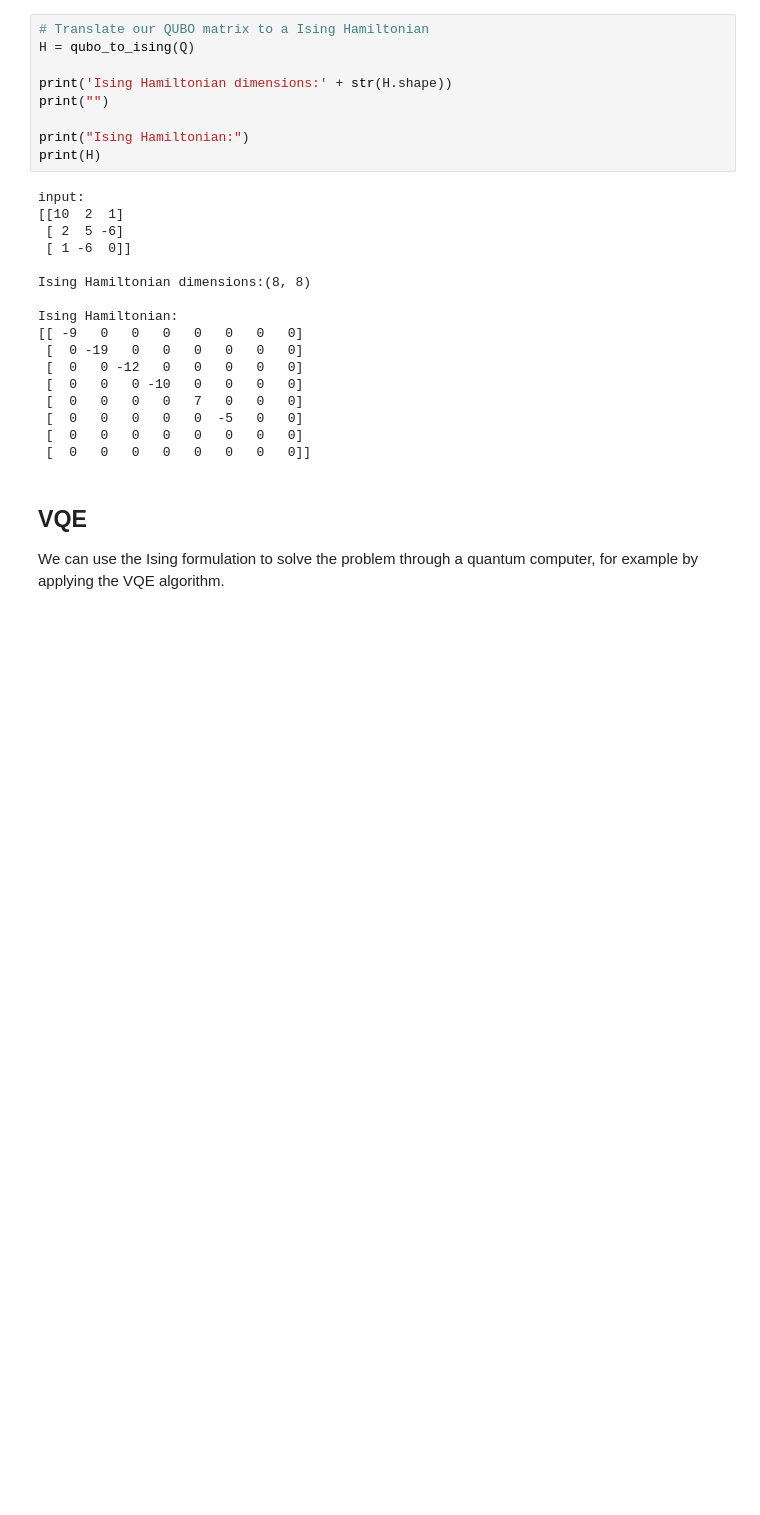
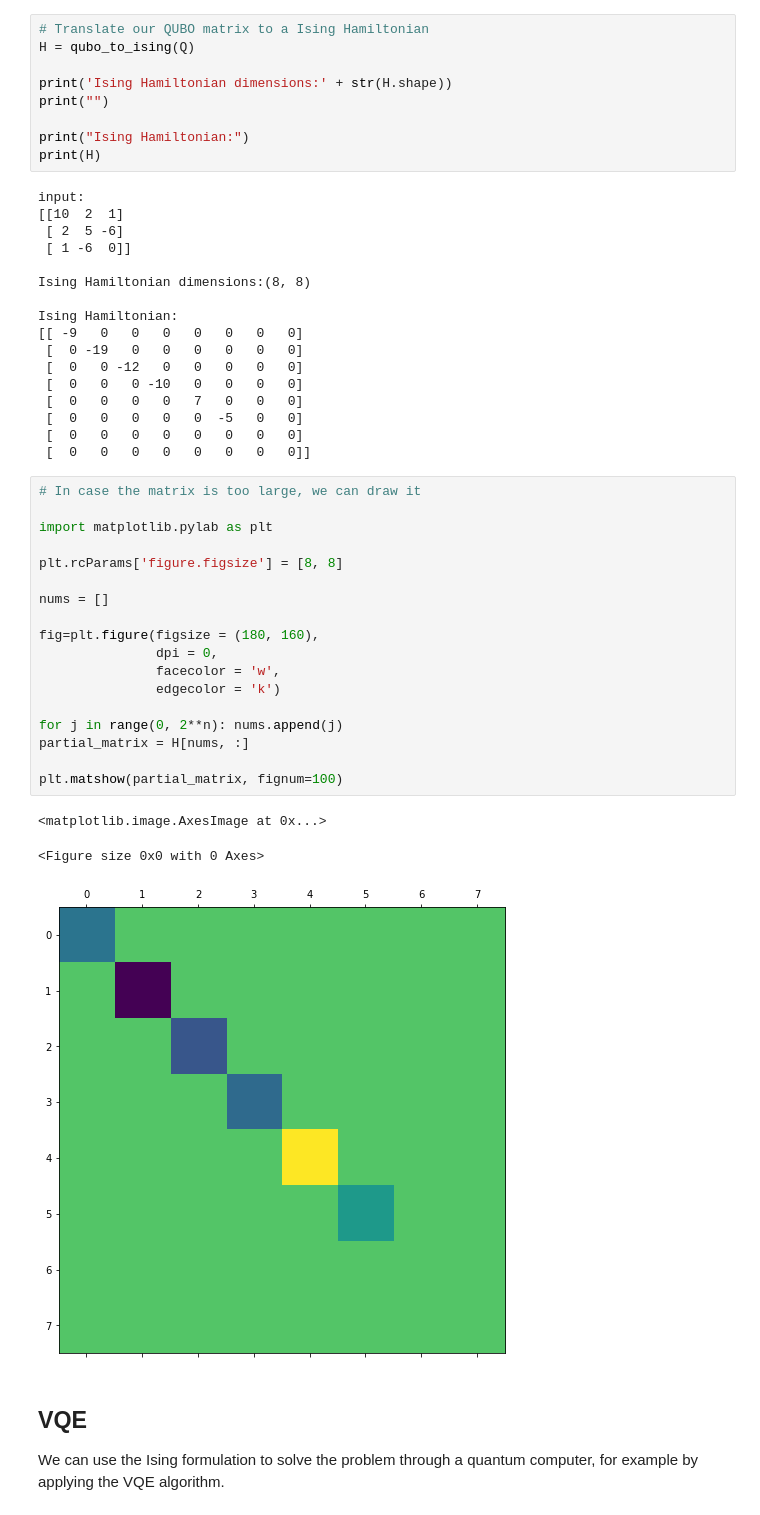
Before and after one commit to NTrevisani/DataScienceMaster, a Jupyter notebook: TFM/Examples/QUBO_Ising.ipynb, the cells around one changed output. Drawn from its saved outputs; the diff is of its cells as text; blank space fills up the shorter version.

Commit message:
draw Ising matrix

```diff
--- a/TFM/Examples/QUBO_Ising.ipynb
+++ b/TFM/Examples/QUBO_Ising.ipynb
@@ -380,6 +380,28 @@ Ising Hamiltonian:
  [  0   0   0   0   0  -5   0   0]
  [  0   0   0   0   0   0   0   0]
  [  0   0   0   0   0   0   0   0]]
+# %%
+# In case the matrix is too large, we can draw it
+
+import matplotlib.pylab as plt
+
+plt.rcParams['figure.figsize'] = [8, 8]
+
+nums = []
+
+fig=plt.figure(figsize = (180, 160),
+               dpi = 0,
+               facecolor = 'w',
+               edgecolor = 'k')
+
+for j in range(0, 2**n): nums.append(j)
+partial_matrix = H[nums, :]
+
+plt.matshow(partial_matrix, fignum=100)
+# %% [output]
+<matplotlib.image.AxesImage at 0x...>
+<Figure size 0x0 with 0 Axes>
+[figure, added]
 # %% [markdown]
 ## VQE
 
```
Also changed, not shown: 2 other files.
